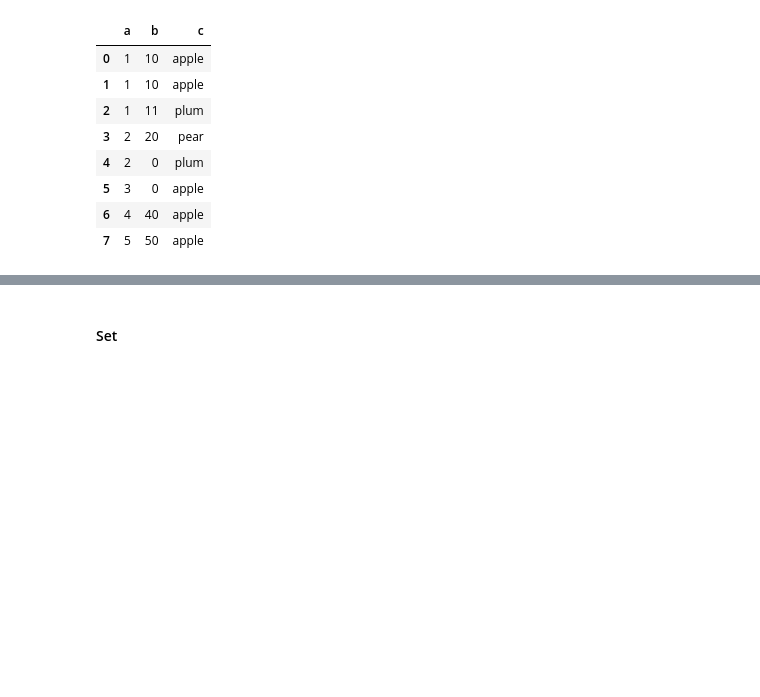
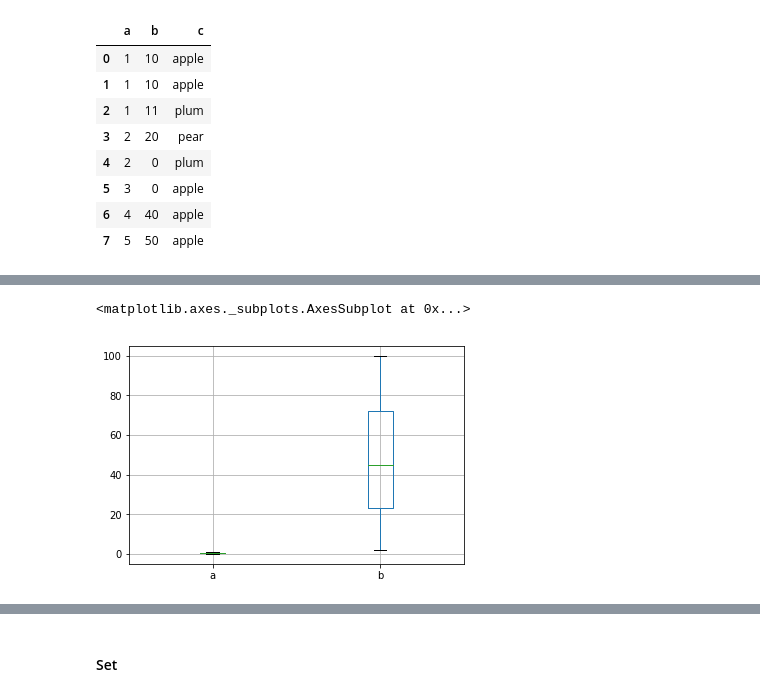
Before and after one commit to seszter/CEU_data_analysis_python, a Jupyter notebook: checking_data2/checking_data2.ipynb, the cells around one changed output, grey strips where cells are left out. Saved outputs shown, nothing was run; the diff lists cells and outputs as text; code cells hidden in the pictures; blank space fills up the shorter version.

```diff
--- a/checking_data2/checking_data2.ipynb
+++ b/checking_data2/checking_data2.ipynb
@@ -74,0 +382,5 @@ df[df['a']<df['b']]
+# %%
+df.boxplot()
+# %% [output]
+<matplotlib.axes._subplots.AxesSubplot at 0x...>
+[figure, added]
```
Also changed, not shown: parts of 106 cells of this notebook, 1 other file.
